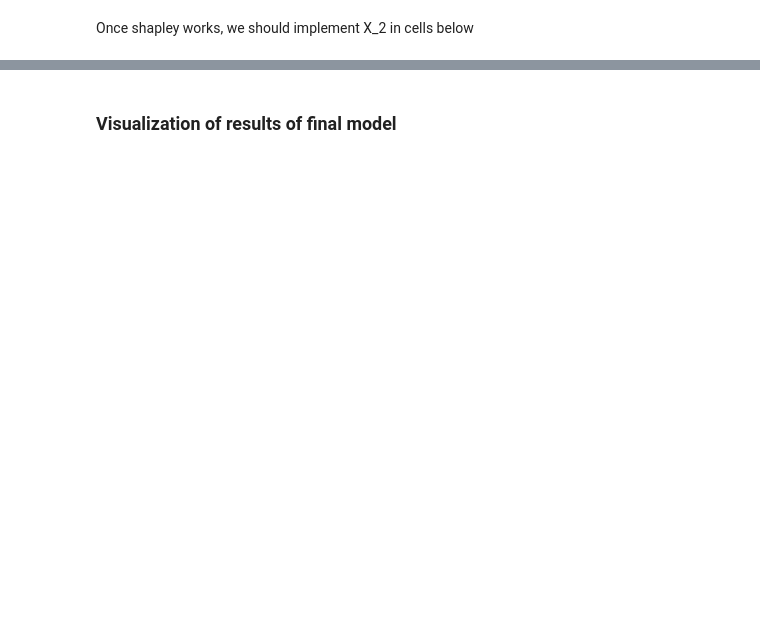
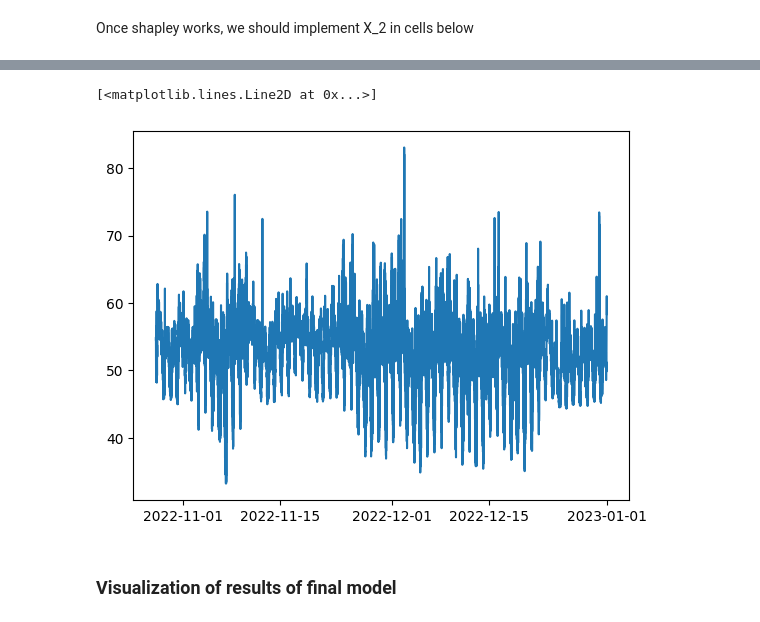
Before and after one commit to IvanaOsredek/ModernDataAnalyticsProject, a Jupyter notebook: MDA_main_notebook.ipynb, the cells around one changed output, grey strips where cells are left out. Cells and saved outputs as stored; diff of their text form; code cells hidden in the pictures; blank space fills up the shorter version.

```diff
--- a/MDA_main_notebook.ipynb
+++ b/MDA_main_notebook.ipynb
@@ -345,3 +345,8 @@ RMSE = 1.529220788374872
+# %%
+plt.plot(delayed_df_test['result_timestamp'], delayed_df_test['laeq'])
+# %% [output]
+[<matplotlib.lines.Line2D at 0x...>]
+[figure, added]
 # %% [markdown]
 ### Visualization of results of final model
 # %%
```
Also changed, not shown: parts of 12 cells of this notebook.
